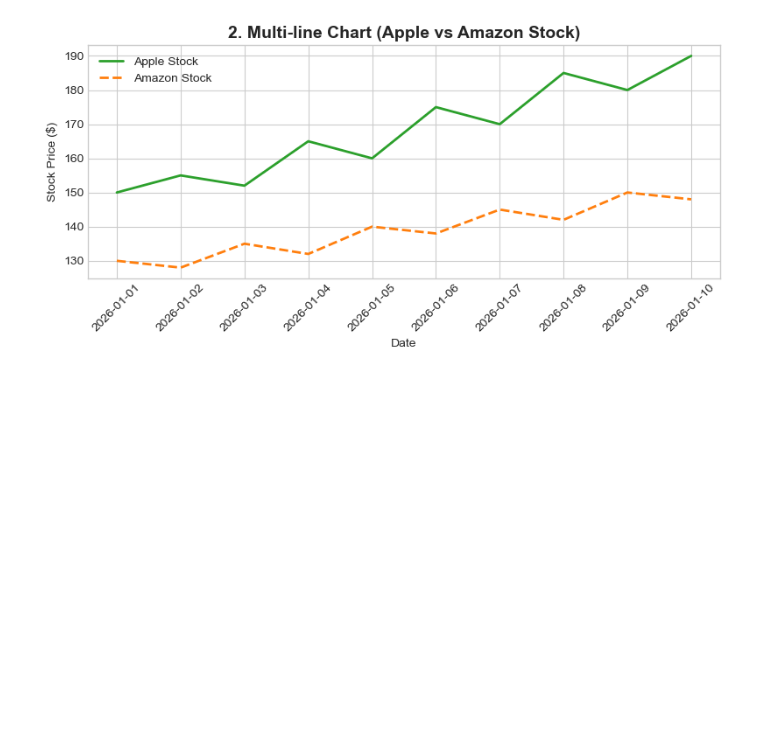
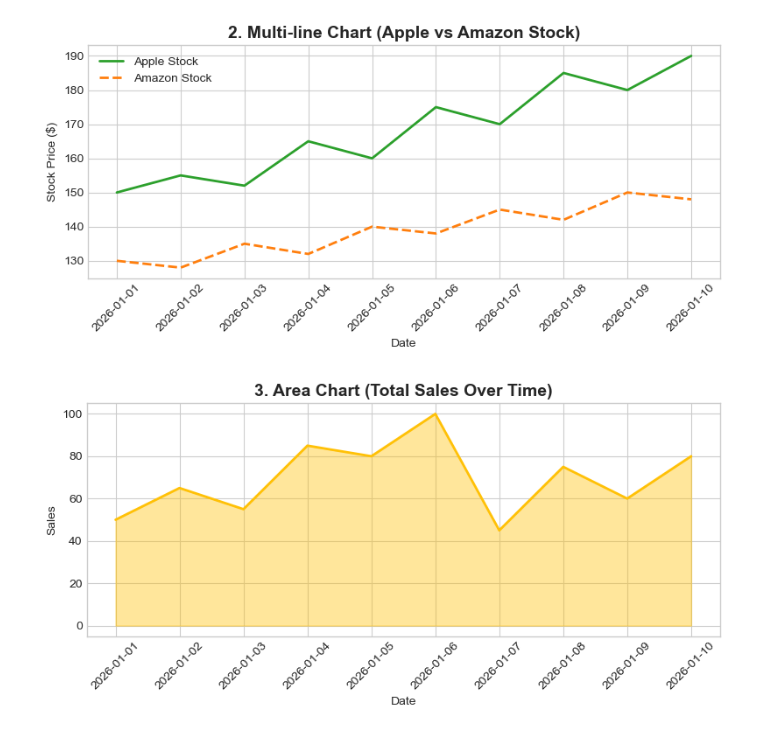
Before and after one commit to Kurodataio/Data_Visualizations, a Jupyter notebook: data_visualizations.ipynb, the cells around one changed output. Cells and saved outputs as stored; diff of their text form; code cells hidden in the pictures; blank space fills up the shorter version.

Commit message:
Add Area Chart

```diff
--- a/data_visualizations.ipynb
+++ b/data_visualizations.ipynb
@@ -59,3 +59,20 @@ plt.tight_layout()
 plt.show()
 # %% [output]
 [figure]
+# %%
+# -------------------------------------------------------------
+# 3. Area Chart
+# -------------------------------------------------------------
+plt.figure(figsize=(8, 4))
+y3 = [50, 65, 55, 85, 80, 100, 45, 75, 60, 80]
+
+plt.plot(dates, y3, color="#ffc107", linewidth=2)
+plt.fill_between(dates, y3, color="#ffc107", alpha=0.4)
+plt.title("3. Area Chart (Total Sales Over Time)", fontsize=14, fontweight="bold")
+plt.xlabel("Date")
+plt.ylabel("Sales")
+plt.xticks(rotation=45)
+plt.tight_layout()
+plt.show()
+# %% [output]
+[figure, added]
```
